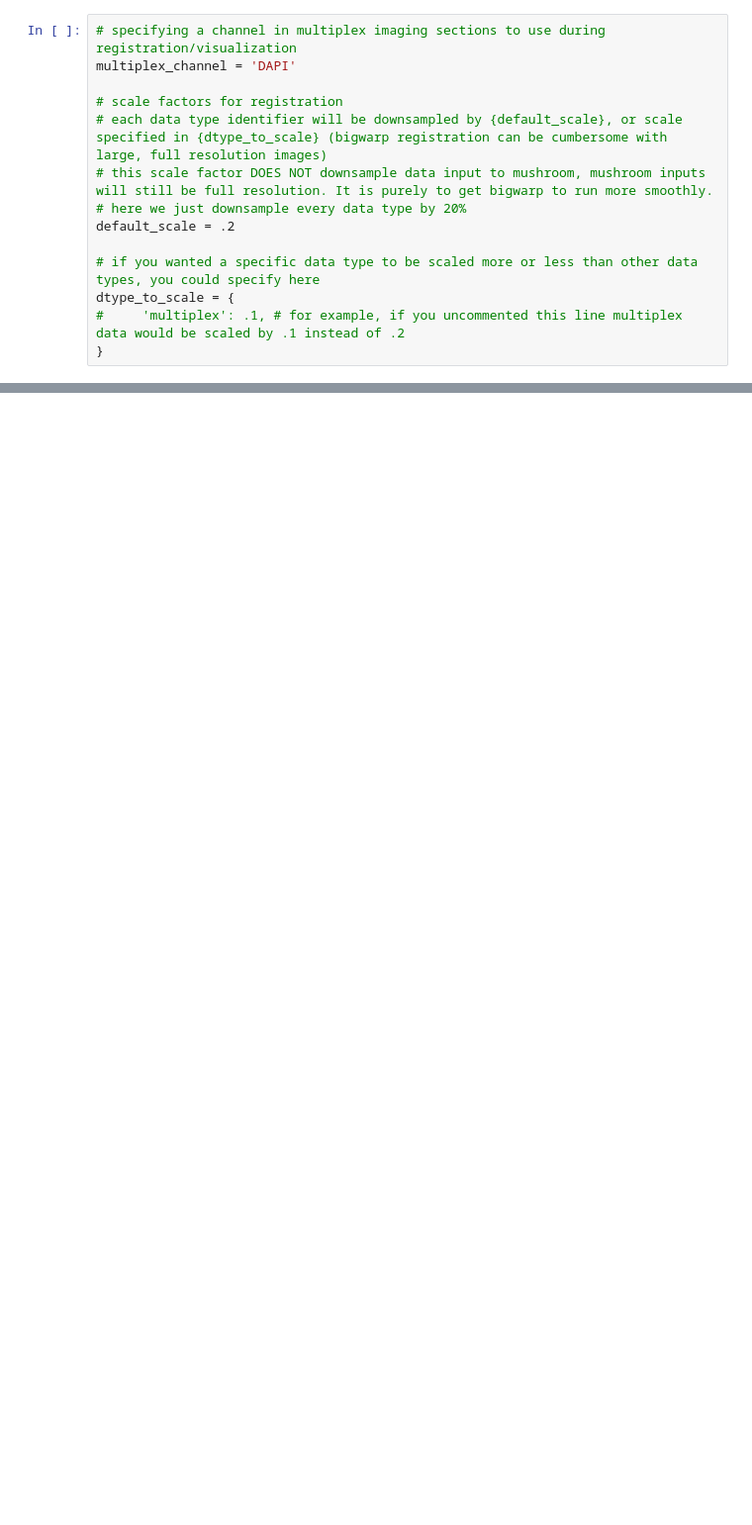
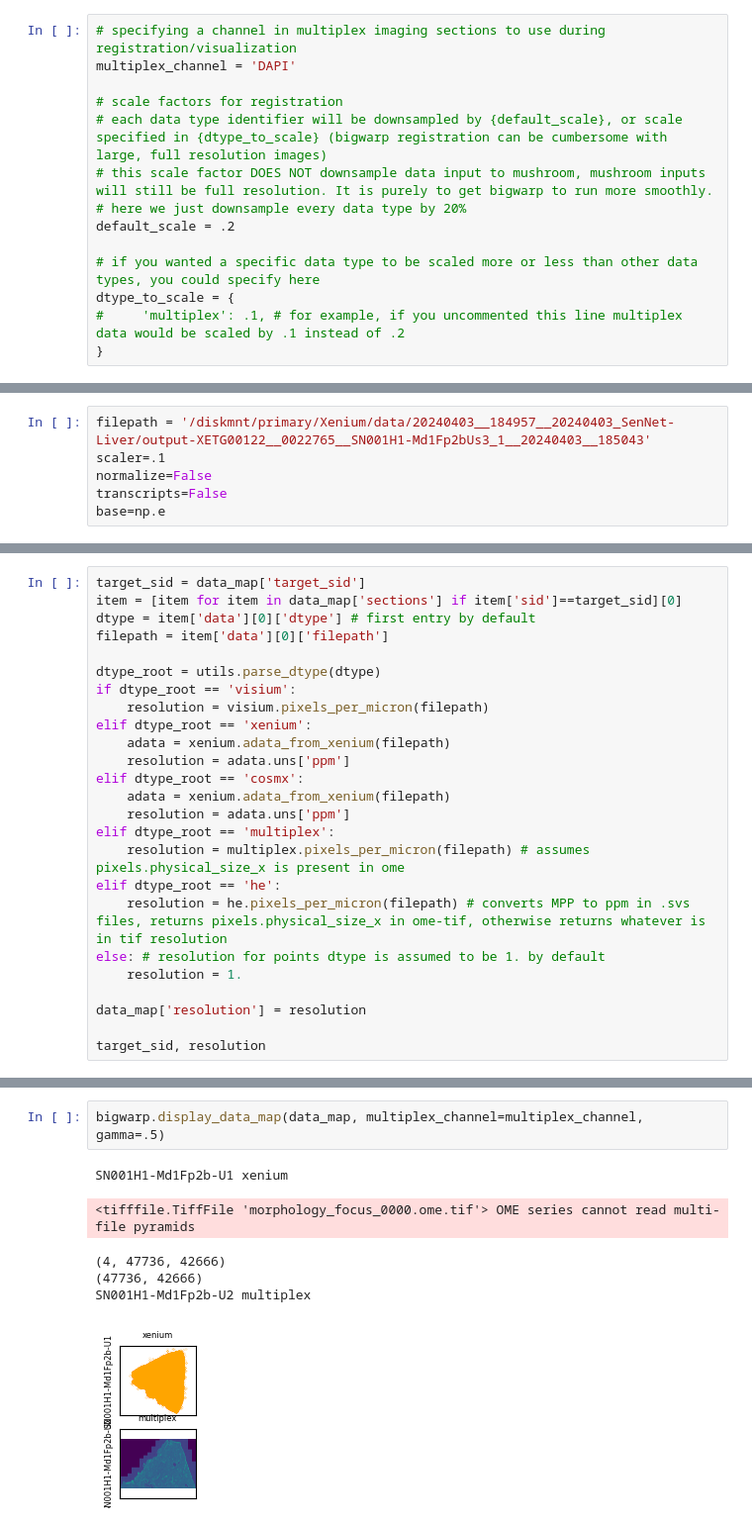
Before and after one commit to ding-lab/mushroom, a Jupyter notebook: notebooks/projects/kelsey/register_samples.ipynb, the cells around one changed output, grey strips where cells are left out. Shown at 99% size. Saved outputs shown, nothing was run; the diff lists cells and outputs as text; blank space fills up the shorter version.

Commit message:
bugfix for new xenium data

```diff
--- a/notebooks/projects/kelsey/register_samples.ipynb
+++ b/notebooks/projects/kelsey/register_samples.ipynb
@@ -48,0 +44,6 @@ SN001H1-Md1Fp2b
+# %%
+filepath = '/diskmnt/primary/Xenium/data/20240403__184957__20240403_SenNet-Liver/output-XETG00122__0022765__SN001H1-Md1Fp2bUs3_1__20240403__185043'
+scaler=.1
+normalize=False
+transcripts=False
+base=np.e
@@ -48,0 +168,25 @@ SN001H1-Md1Fp2b
+# %%
+target_sid = data_map['target_sid']
+item = [item for item in data_map['sections'] if item['sid']==target_sid][0]
+dtype = item['data'][0]['dtype'] # first entry by default
+filepath = item['data'][0]['filepath']
+
+dtype_root = utils.parse_dtype(dtype)
+if dtype_root == 'visium':
+    resolution = visium.pixels_per_micron(filepath)
+elif dtype_root == 'xenium':
+    adata = xenium.adata_from_xenium(filepath)
+    resolution = adata.uns['ppm']
+elif dtype_root == 'cosmx':
+    adata = xenium.adata_from_xenium(filepath)
+    resolution = adata.uns['ppm']
+elif dtype_root == 'multiplex':
+    resolution = multiplex.pixels_per_micron(filepath) # assumes pixels.physical_size_x is present in ome
+elif dtype_root == 'he':
+    resolution = he.pixels_per_micron(filepath) # converts MPP to ppm in .svs files, returns pixels.physical_size_x in ome-tif, otherwise returns whatever is in tif resolution
+else: # resolution for points dtype is assumed to be 1. by default
+    resolution = 1.
+
+data_map['resolution'] = resolution
+
+target_sid, resolution
@@ -48,0 +198,9 @@ SN001H1-Md1Fp2b
+# %%
+bigwarp.display_data_map(data_map, multiplex_channel=multiplex_channel, gamma=.5)
+# %% [output]
+SN001H1-Md1Fp2b-U1 xenium
+<tifffile.TiffFile 'morphology_focus_0000.ome.tif'> OME series cannot read multi-file pyramids
+(4, 47736, 42666)
+(47736, 42666)
+SN001H1-Md1Fp2b-U2 multiplex
+[figure, added]
```
Also changed, not shown: parts of 27 cells of this notebook, 3 other files.
